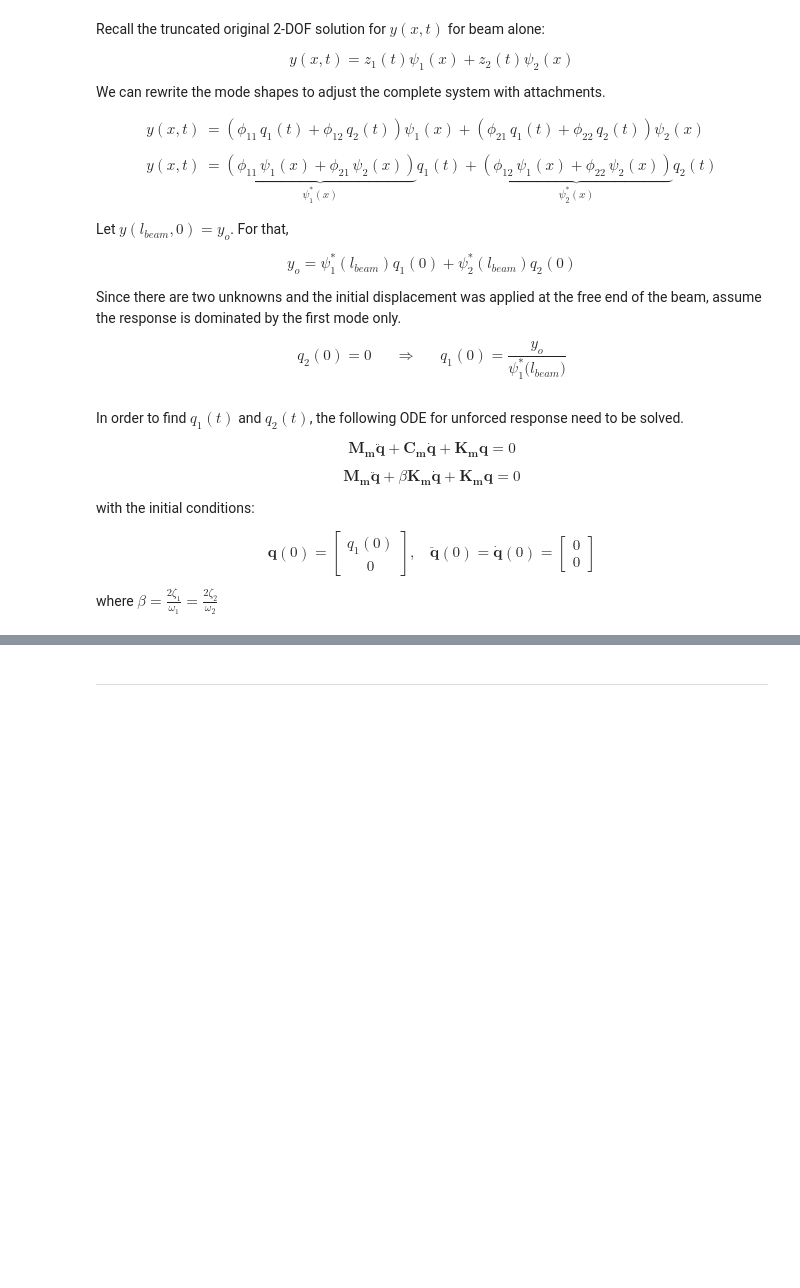
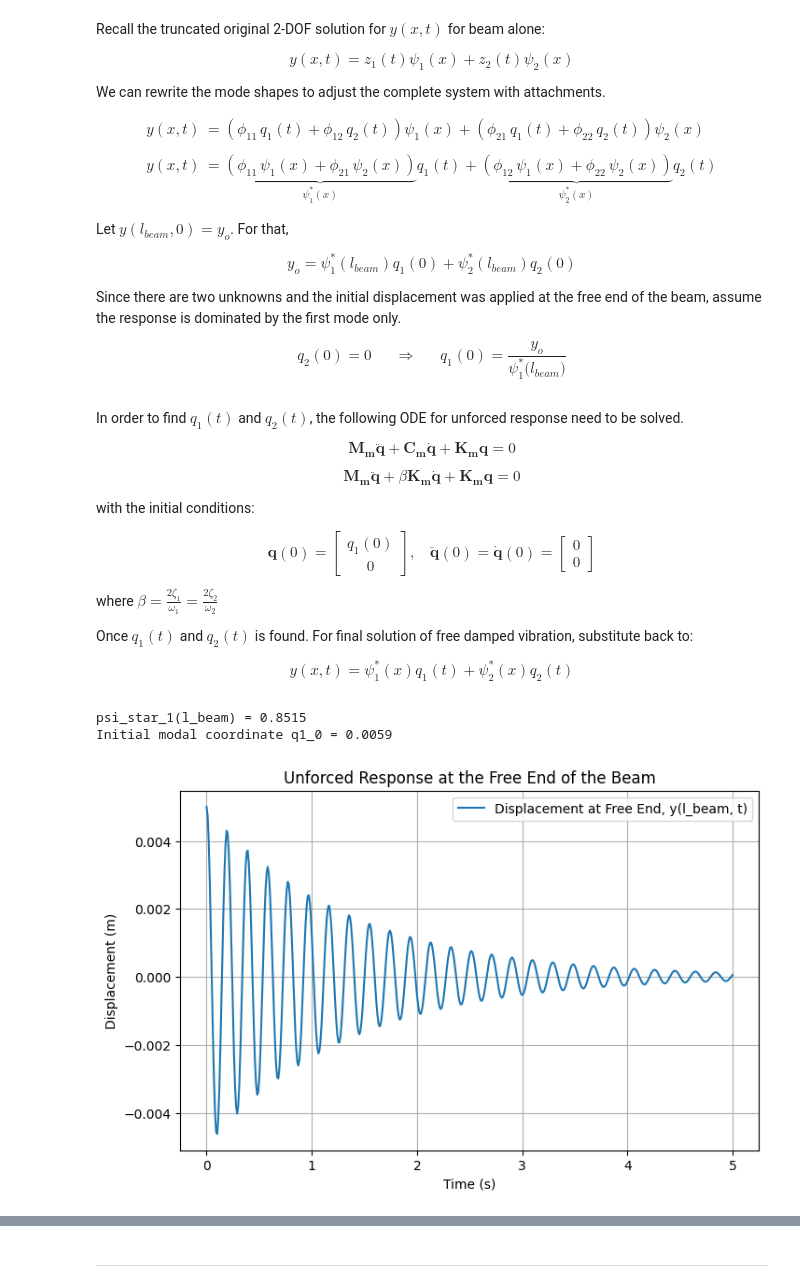
Before and after one commit to chamudithamk/ME422-B2-Lab-Group, a Jupyter notebook: Vibration/E20_198_Vibration.ipynb, the cells around one changed output, grey strips where cells are left out. Cells and saved outputs as stored; diff of their text form; code cells hidden in the pictures; blank space fills up the shorter version.

```diff
--- a/Vibration/E20_198_Vibration.ipynb
+++ b/Vibration/E20_198_Vibration.ipynb
@@ -857,3 +857,40 @@ q_1(0) \\ 0
 $$
 
 where $\beta = \frac{2 \zeta_1}{\omega_1} =  \frac{2 \zeta_2}{\omega_2}$
+
+Once $q_1(t)$ and $q_2(t)$ is found. For final solution of free damped vibration, substitute back to:
+
+$$
+y(x,t) = \psi_1^*(x) q_1(t) + \psi_2^*(x) q_2(t)
+$$
+# %%
+y_o = 0.005         # Give a displacement value (m)
+
+phi11 = Phi[0, 0]
+phi12 = Phi[0, 1]
+phi21 = Phi[1, 0]
+phi22 = Phi[1, 1]
+
+# =============== Mode Shape for Complete System ================
+def psi_star_1(x):
+    return phi11 * psi(x, beta1, l_beam, E*I, k_theta) + \
+           phi21 * psi(x, beta2, l_beam, E*I, k_theta)
+
+psi_star_1_l_beam = psi_star_1(l_beam)
+print(f"psi_star_1(l_beam) = {psi_star_1_l_beam:.4f}")
+
+q1_0 = y_o / psi_star_1_l_beam
+print(f"Initial modal coordinate q1_0 = {q1_0:.4f}")
+
+# =========== Diagonalised Matrices M_m, C_m and K_m ============
+M_m = Phi.T @ M @ Phi
+K_m = Phi.T @ K @ Phi
+
+zeta1 = 0.023
+zeta2 = 0.145
+beta = 2 * zeta1 / omega_n1
+
+C_m = beta * K_m
+# %% [output]
+psi_star_1(l_beam) = 0.8515
+Initial modal coordinate q1_0 = 0.0059
@@ -859,0 +925,25 @@ where $\beta = \frac{2 \zeta_1}{\omega_1} =  \frac{2 \zeta_2}{\omega_2}$
+# %%
+z1_t = np.zeros_like(t)
+z2_t = np.zeros_like(t)
+
+for i in range(len(t)):
+    q_vector = np.array([q1_t[i], q2_t[i]])
+    z_vector = Phi @ q_vector
+    z1_t[i] = z_vector[0]
+    z2_t[i] = z_vector[1]
+
+psi1_l_beam = psi(l_beam, beta1, l_beam, E*I, k_theta)
+psi2_l_beam = psi(l_beam, beta2, l_beam, E*I, k_theta)
+
+y_l_beam_t = z1_t * psi1_l_beam + z2_t * psi2_l_beam
+
+plt.figure(figsize=(8, 5))
+plt.plot(t, y_l_beam_t, label='Displacement at Free End, y(l_beam, t)')
+plt.xlabel('Time (s)')
+plt.ylabel('Displacement (m)')
+plt.title('Unforced Response at the Free End of the Beam')
+plt.grid(True)
+plt.legend()
+plt.show()
+# %% [output]
+[figure, added]
```
Also changed, not shown: parts of 2 cells of this notebook.
